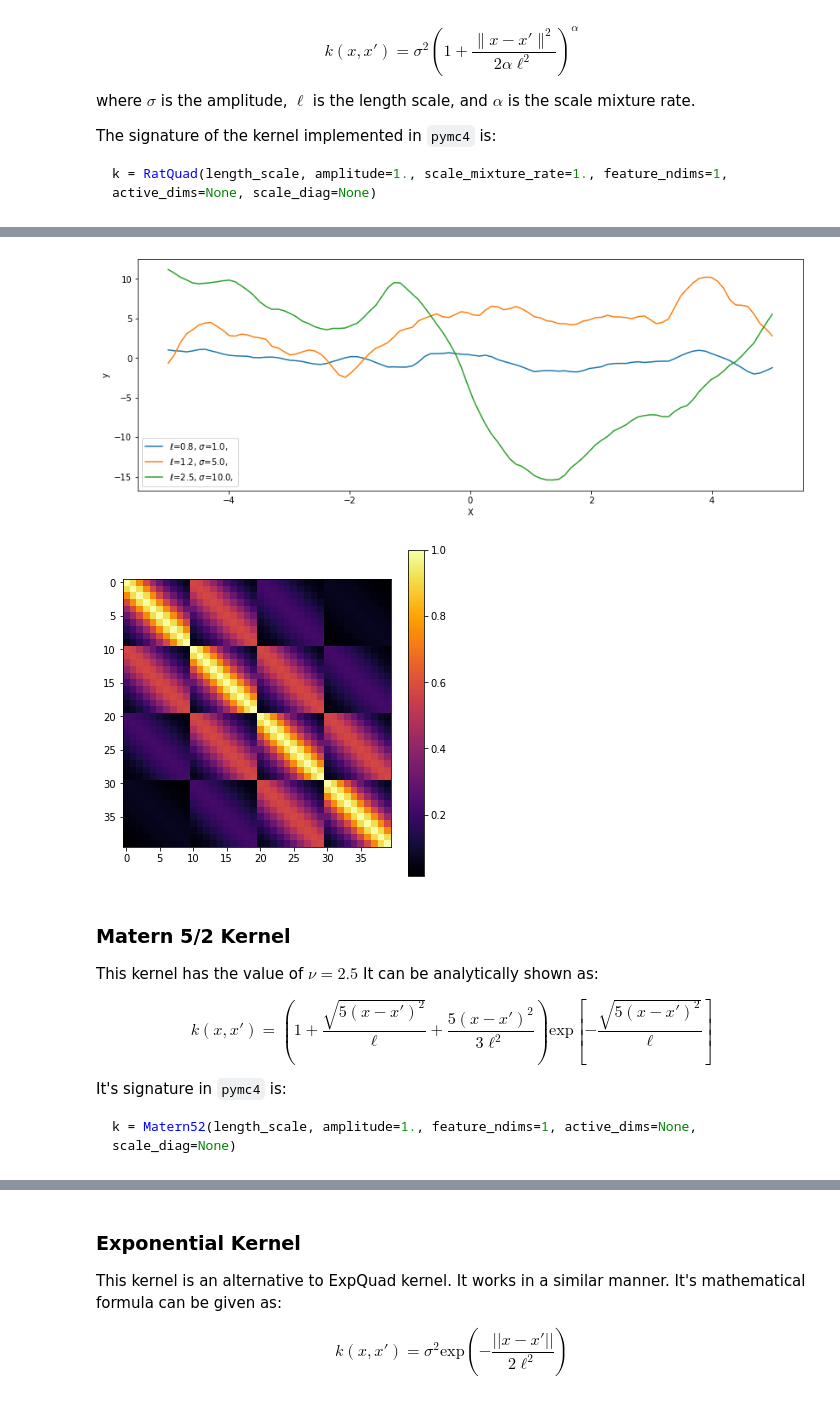
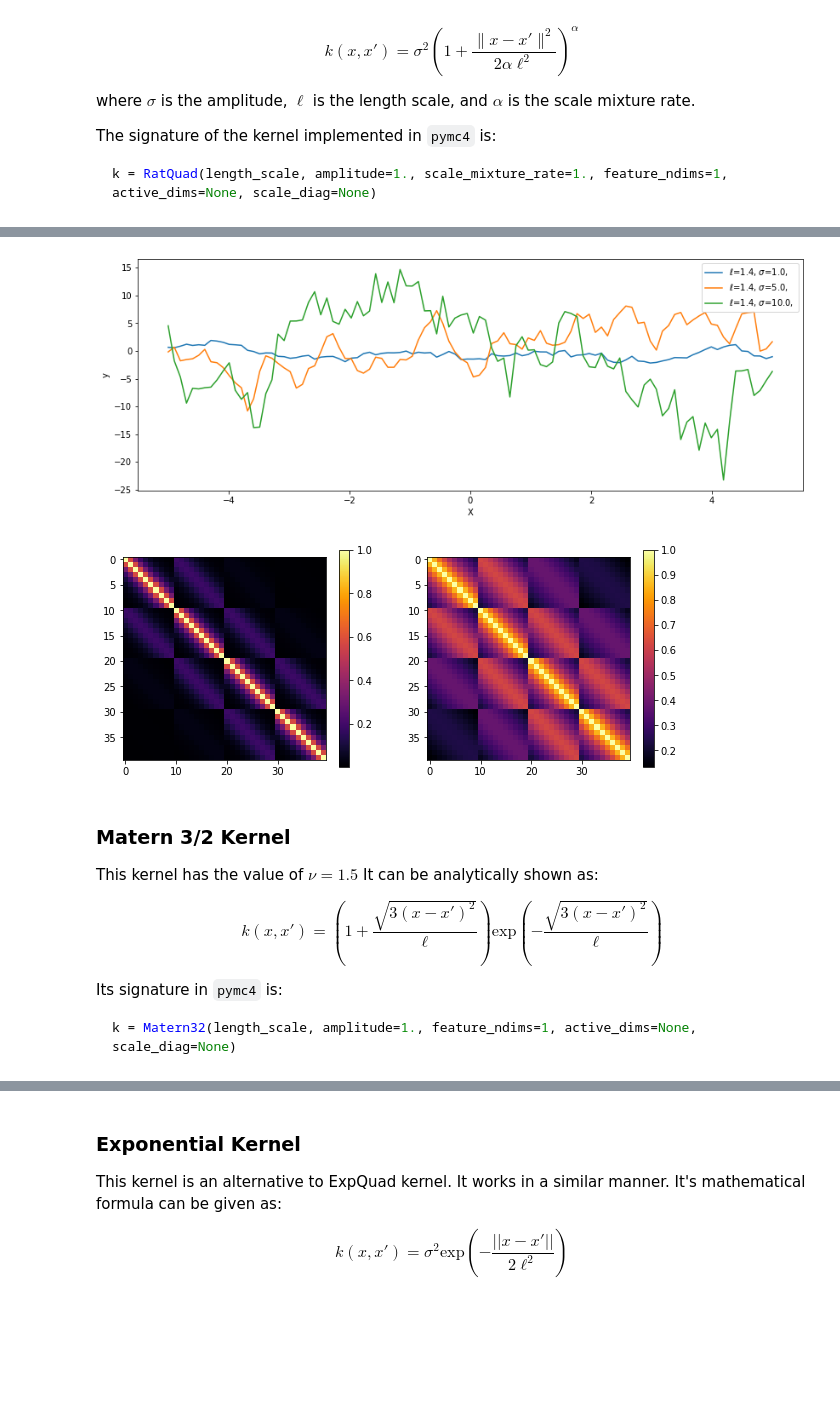
Before and after one commit to pymc-devs/pymc4, a Jupyter notebook: notebooks/GP-Kernels.ipynb, the cells around one changed output, grey strips where cells are left out. Saved outputs shown, nothing was run; the diff lists cells and outputs as text; code cells hidden in the pictures; blank space fills up the shorter version.

````diff
--- a/notebooks/GP-Kernels.ipynb
+++ b/notebooks/GP-Kernels.ipynb
@@ -527,7 +560,7 @@ plt.figure(figsize=(14, 5))
     plt.plot(
         x,
         samples[0, i, :],
-        label=f"$\\ell$={length_scales[i]}, " f"$\\sigma$={amplitudes[i]}, ",
+        label=f"$\\ell$={length_scale}, " f"$\\sigma$={amplitudes[i]}, ",
     )
     for i in range(3)
 ]
@@ -536,32 +569,35 @@ plt.ylabel("y")
 plt.legend()
 plt.show()
 # %% [output]
-[figure, old version]
+[figure, new version]
 # %%
 x1, x2 = np.meshgrid(np.linspace(-1, 1, 10), np.linspace(-1, 1, 4))
 X2 = np.concatenate((x1.reshape(40, 1), x2.reshape(40, 1)), axis=1)
 
-ls, amp = 0.8, 1.0
-k = Matern32(length_scale=ls, amplitude=amp, ARD=False)
+ls, amp = [0.4, 1.4], [1.0, 1.0]
+k = Matern12(length_scale=ls, amplitude=amp, ARD=False)
 
 cov = k(X2, X2)
-plt.figure(figsize=(6, 6))
-m = plt.imshow(cov, cmap="inferno", interpolation="none")
-plt.colorbar(m);
+plt.figure(figsize=(10, 4))
+plt.subplot(121)
+m = plt.imshow(cov[0], cmap="inferno", interpolation="none")
+plt.colorbar(m)
+plt.subplot(122)
+n = plt.imshow(cov[1], cmap="inferno", interpolation="none")
+plt.colorbar(n);
 # %% [output]
-[figure, old version]
+[figure, new version]
 # %% [markdown]
-### Matern 5/2 Kernel
+### Matern 3/2 Kernel
 
-This kernel has the value of $\nu = 2.5$ It can be analytically shown as:
+This kernel has the value of $\nu = 1.5$ It can be analytically shown as:
 
-$$k(x, x') = \left(1 + \frac{\sqrt{5(x - x')^2}}{\ell} +
-                   \frac{5(x-x')^2}{3\ell^2}\right)
-                   \mathrm{exp}\left[ - \frac{\sqrt{5(x - x')^2}}{\ell} \right]$$
+$$k(x, x') = \left(1 + \frac{\sqrt{3(x - x')^2}}{\ell}\right)
+                   \mathrm{exp}\left( - \frac{\sqrt{3(x - x')^2}}{\ell} \right)$$
 
-It's signature in `pymc4` is:
+Its signature in `pymc4` is:
 
 ```python
-k = Matern52(length_scale, amplitude=1., feature_ndims=1, active_dims=None, scale_diag=None)
+k = Matern32(length_scale, amplitude=1., feature_ndims=1, active_dims=None, scale_diag=None)
 ```
 # %%
````
Also changed, not shown: parts of 70 cells of this notebook.
